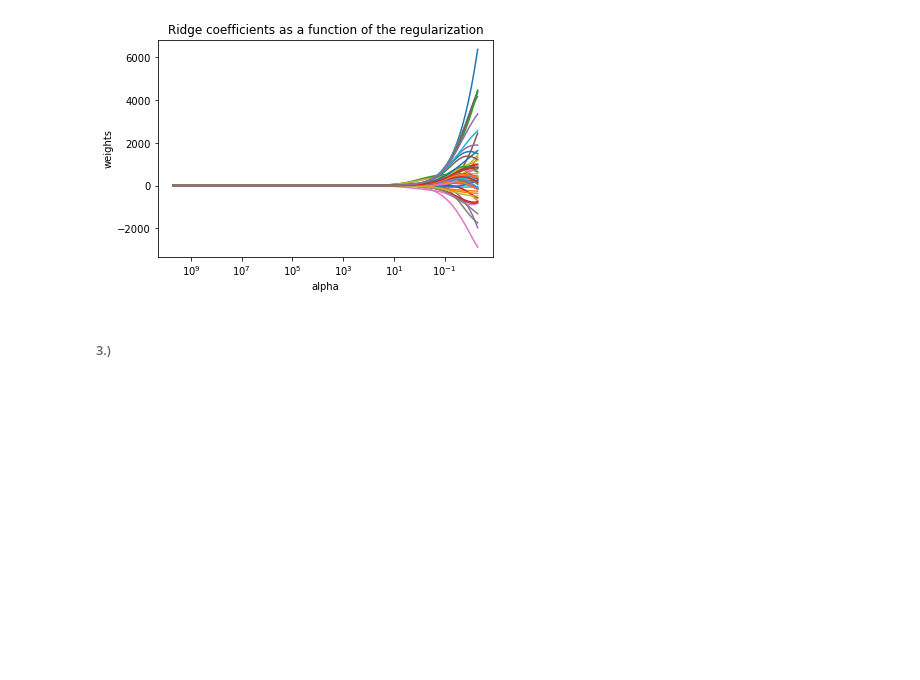
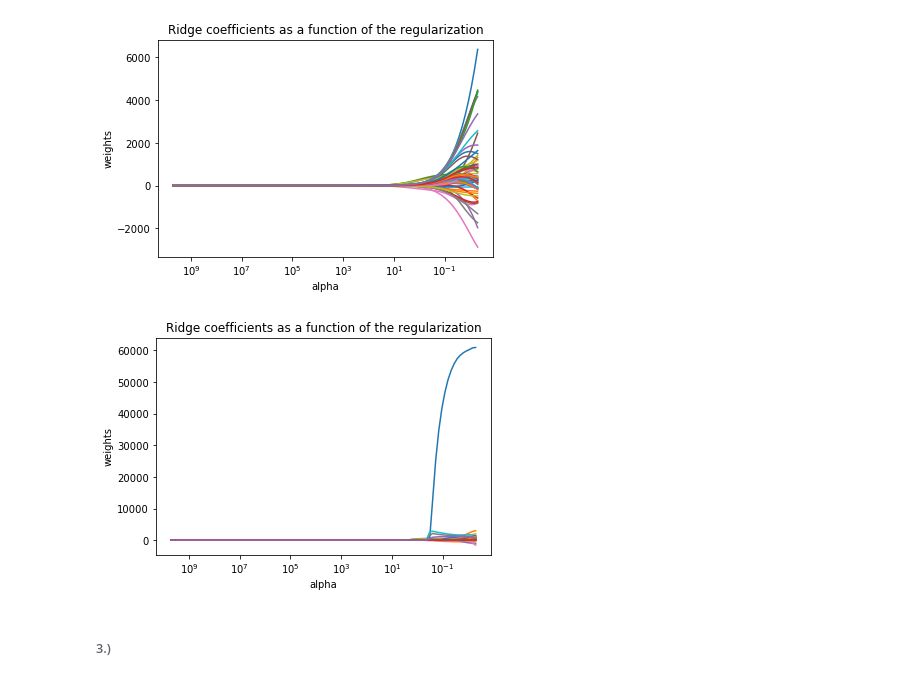
Before and after one commit to bconnorwhite/EE-461P, a Jupyter notebook: HW2/HW2.ipynb, the cells around one changed output. Drawn from its saved outputs; the diff is of its cells as text; code cells hidden in the pictures; blank space fills up the shorter version.

```diff
--- a/HW2/HW2.ipynb
+++ b/HW2/HW2.ipynb
@@ -142,19 +142,21 @@ plt.show()
 # %%
 lasso_coefs = []
 for a in alphas:
-    ridge = Lasso(alpha=a, fit_intercept=False)
-    ridge.fit(X_train, y_train)
-    lasso_coefs.append(ridge.coef_)
+    lasso = Lasso(alpha=a, fit_intercept=False)
+    lasso.fit(X_train, y_train)
+    lasso_coefs.append(lasso.coef_)
 
-ax = plt.gca()
-ax.plot(alphas, coefs)
-ax.set_xscale('log')
-ax.set_xlim(ax.get_xlim()[::-1])
+axl = plt.gca()
+axl.plot(alphas, lasso_coefs)
+axl.set_xscale('log')
+axl.set_xlim(axl.get_xlim()[::-1])
 plt.xlabel('alpha')
 plt.ylabel('weights')
 plt.title('Ridge coefficients as a function of the regularization')
 plt.axis('tight')
 plt.show()
+# %% [output]
+[figure, added]
 # %% [markdown]
 ###### 3.)
 # %% [markdown]
```
Also changed, not shown: parts of 1 cell of this notebook.
